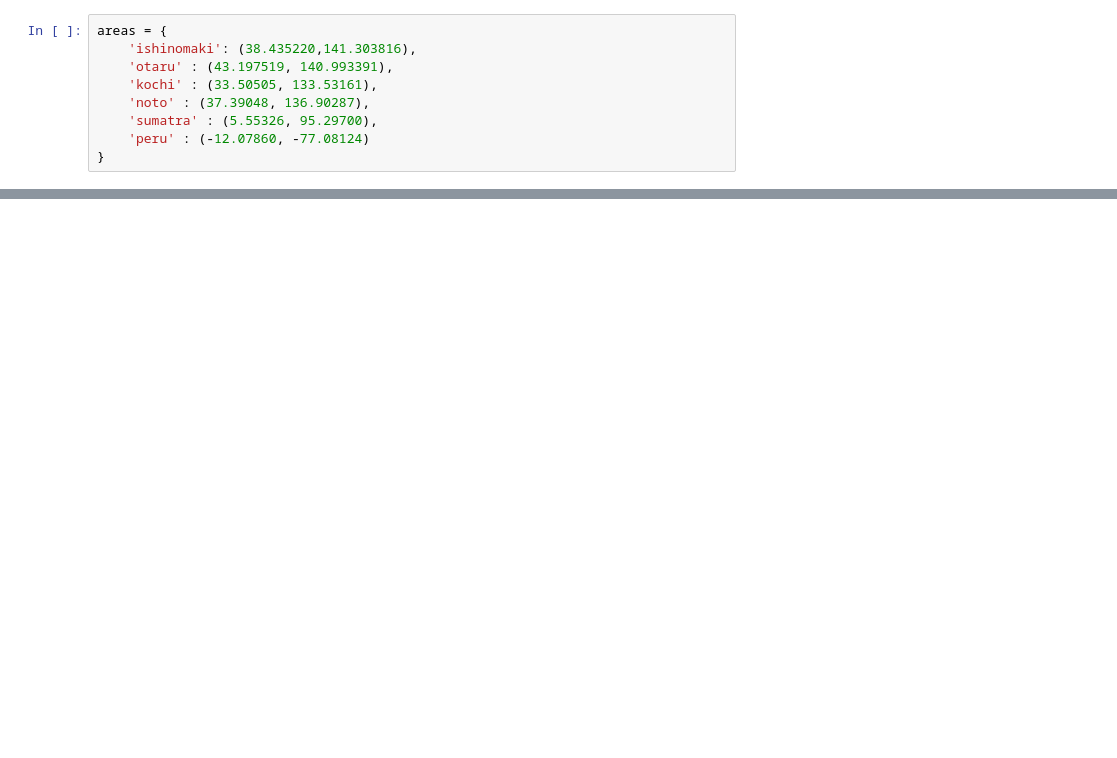
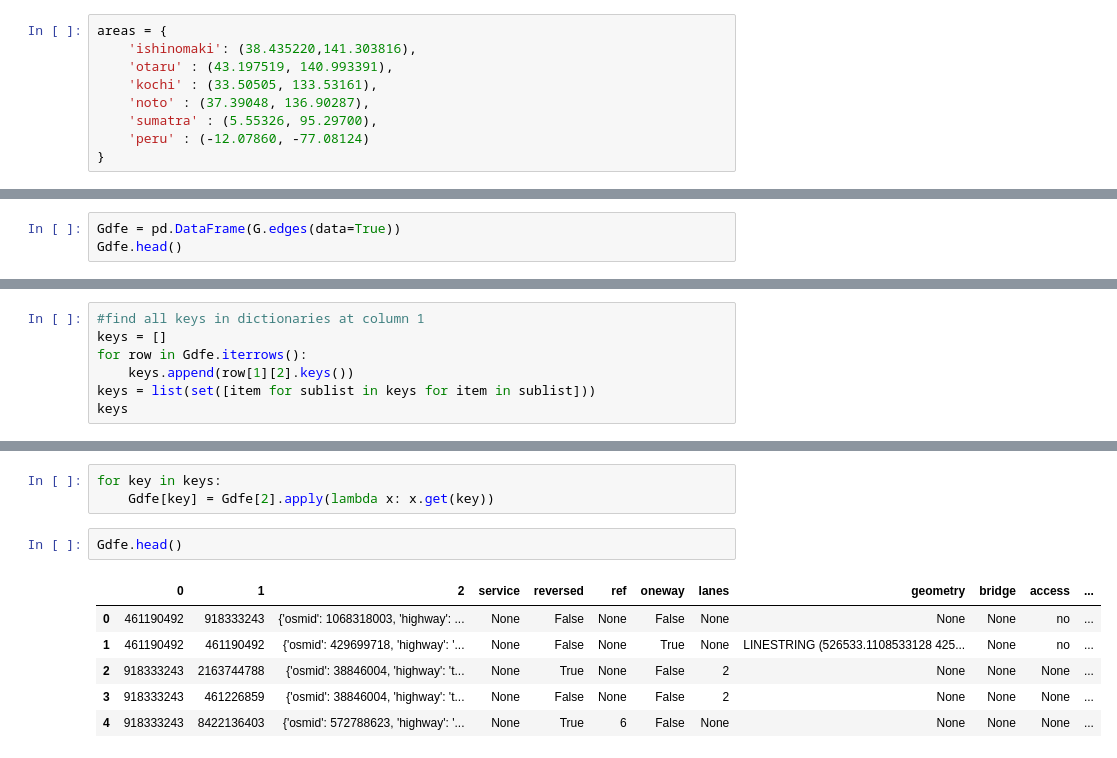
Before and after one commit to erick2307/2024_Urushibara, a Jupyter notebook: dashboard_shortestpath.ipynb, the cells around one changed output, grey strips where cells are left out. Saved outputs shown, nothing was run; the diff lists cells and outputs as text; blank space fills up the shorter version.

```diff
--- a/dashboard_shortestpath.ipynb
+++ b/dashboard_shortestpath.ipynb
@@ -324,0 +475,3 @@ Gdfn.loc[Gdfn['#number']==1365]
+# %%
+Gdfe = pd.DataFrame(G.edges(data=True))
+Gdfe.head()
@@ -324,0 +485,7 @@ Gdfn.loc[Gdfn['#number']==1365]
+# %%
+#find all keys in dictionaries at column 1
+keys = []
+for row in Gdfe.iterrows():
+    keys.append(row[1][2].keys())
+keys = list(set([item for sublist in keys for item in sublist]))
+keys
@@ -324,0 +507,12 @@ Gdfn.loc[Gdfn['#number']==1365]
+# %%
+for key in keys:
+    Gdfe[key] = Gdfe[2].apply(lambda x: x.get(key))
+# %%
+Gdfe.head()
+# %% [output]
+|  | 0 | 1 | 2 | service | reversed | ref | oneway | lanes | geometry | bridge | access | ... |
+| 0 | 461190492 | 918333243 | {'osmid': 1068318003, 'highway': ... | None | False | None | False | None | None | None | no | ... |
+| 1 | 461190492 | 461190492 | {'osmid': 429699718, 'highway': '... | None | False | None | True | None | LINESTRING (526533.1108533128 425... | None | no | ... |
+| 2 | 918333243 | 2163744788 | {'osmid': 38846004, 'highway': 't... | None | True | None | False | 2 | None | None | None | ... |
+| 3 | 918333243 | 461226859 | {'osmid': 38846004, 'highway': 't... | None | False | None | False | 2 | None | None | None | ... |
+| 4 | 918333243 | 8422136403 | {'osmid': 572788623, 'highway': '... | None | True | 6 | False | None | None | None | None | ... |
```
Also changed, not shown: parts of 20 cells of this notebook, 8 other files.
